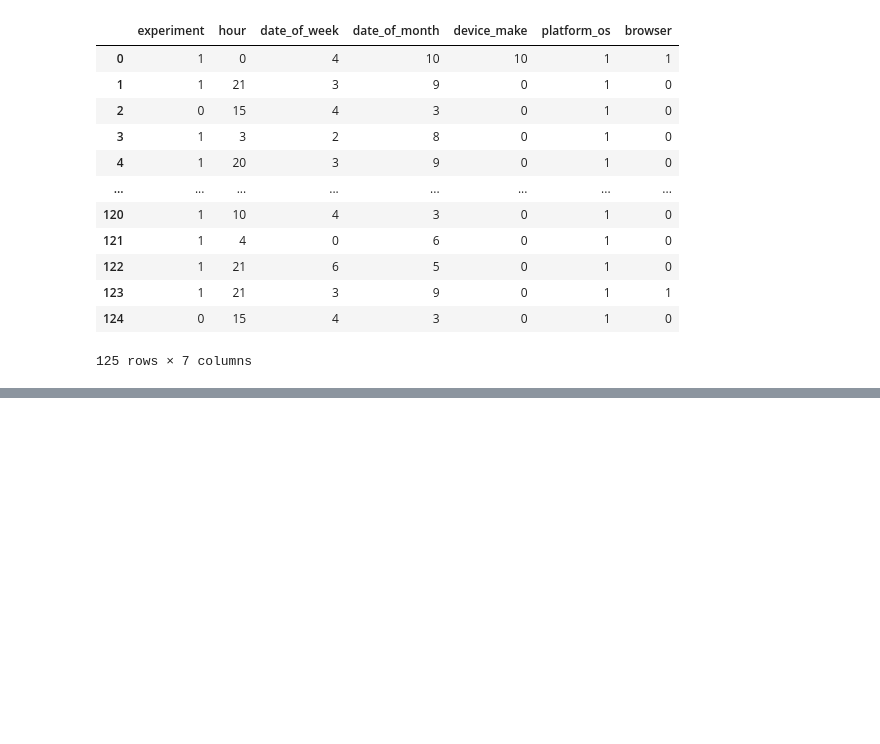
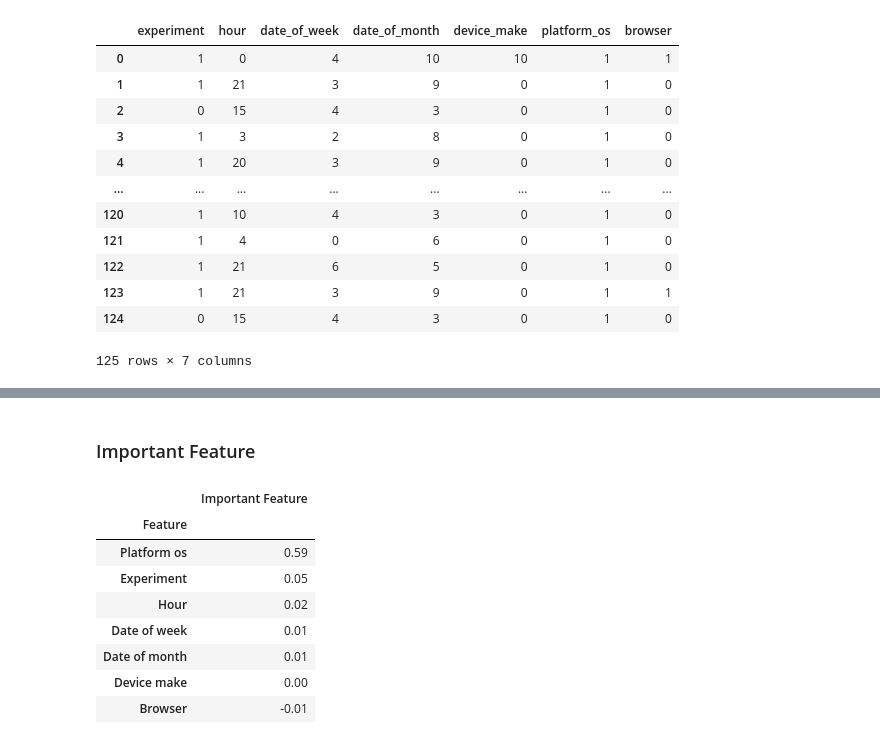
Before and after one commit to Samrawit02/abtest-mlops, a Jupyter notebook: notebooks/ml_AB_testing..ipynb, the cells around one changed output, grey strips where cells are left out. Cells and saved outputs as stored; diff of their text form; code cells hidden in the pictures; blank space fills up the shorter version.

```diff
--- a/notebooks/ml_AB_testing..ipynb
+++ b/notebooks/ml_AB_testing..ipynb
@@ -95,0 +85,18 @@ FileNotFoundError: [Errno 2] No such file or directory: '../models/logistic_mode
+# %% [markdown]
+### Important Feature
+# %%
+imp_featur = pd.DataFrame({"Important Feature":model.coef_[0]})
+imp_featur['Feature'] = feature_columns
+imp_featur = imp_featur.set_index('Feature')
+imp_featur = imp_featur.sort_values(by=['Important Feature'], ascending=False)
+imp_featur
+# %% [output]
+|  | Important Feature |
+| Feature |  |
+| Platform os | 0.59 |
+| Experiment | 0.05 |
+| Hour | 0.02 |
+| Date of week | 0.01 |
+| Date of month | 0.01 |
+| Device make | 0.00 |
+| Browser | -0.01 |
```
Also changed, not shown: parts of 9 cells of this notebook, 46 other files.
